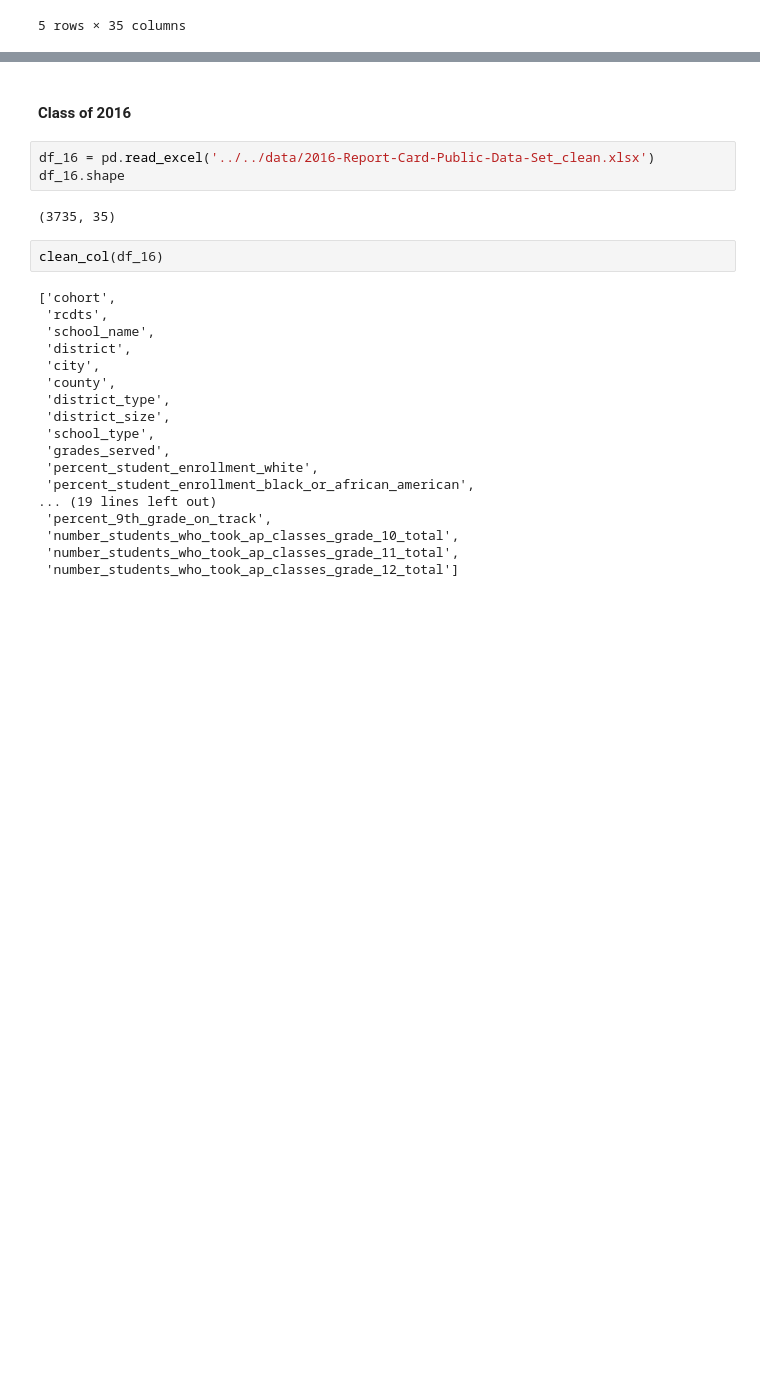
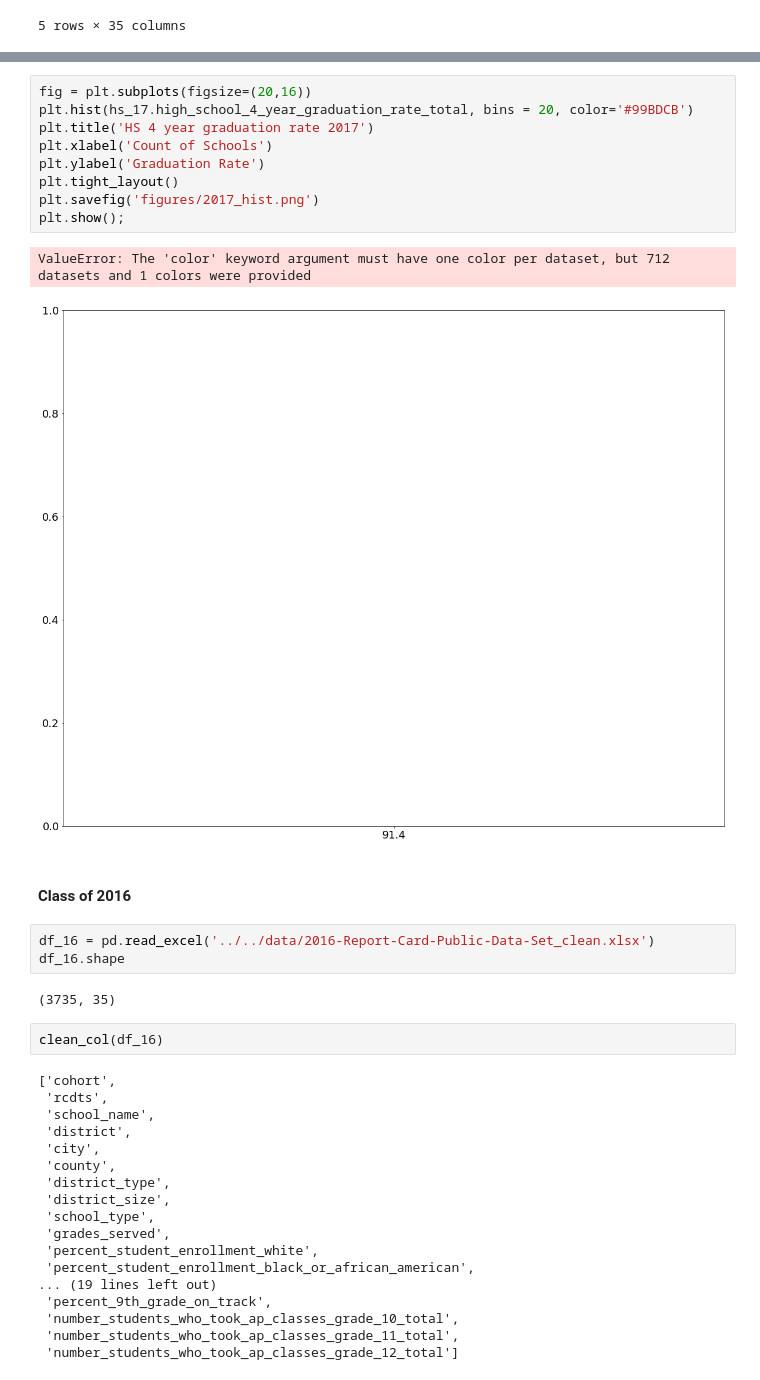
Before and after one commit to dannmorr/predicting-ibse-graduation-rate, a Jupyter notebook: notebooks/exploratory/02_eda_new_matrix.ipynb, the cells around one changed output, grey strips where cells are left out. Drawn from its saved outputs; the diff is of its cells as text; blank space fills up the shorter version.

```diff
--- a/notebooks/exploratory/02_eda_new_matrix.ipynb
+++ b/notebooks/exploratory/02_eda_new_matrix.ipynb
@@ -274,3 +347,15 @@ Name: high_school_4_year_graduation_rate_total, Length: 712, dtype: object
+# %%
+fig = plt.subplots(figsize=(20,16))
+plt.hist(hs_17.high_school_4_year_graduation_rate_total, bins = 20, color='#99BDCB')
+plt.title('HS 4 year graduation rate 2017')
+plt.xlabel('Count of Schools')
+plt.ylabel('Graduation Rate')
+plt.tight_layout()
+plt.savefig('figures/2017_hist.png')
+plt.show();
+# %% [output]
+ValueError: The 'color' keyword argument must have one color per dataset, but 712 datasets and 1 colors were provided
+[figure, added]
 # %% [markdown]
 #### Class of 2016
 # %%
```
Also changed, not shown: parts of 66 cells of this notebook, 8 other files.
